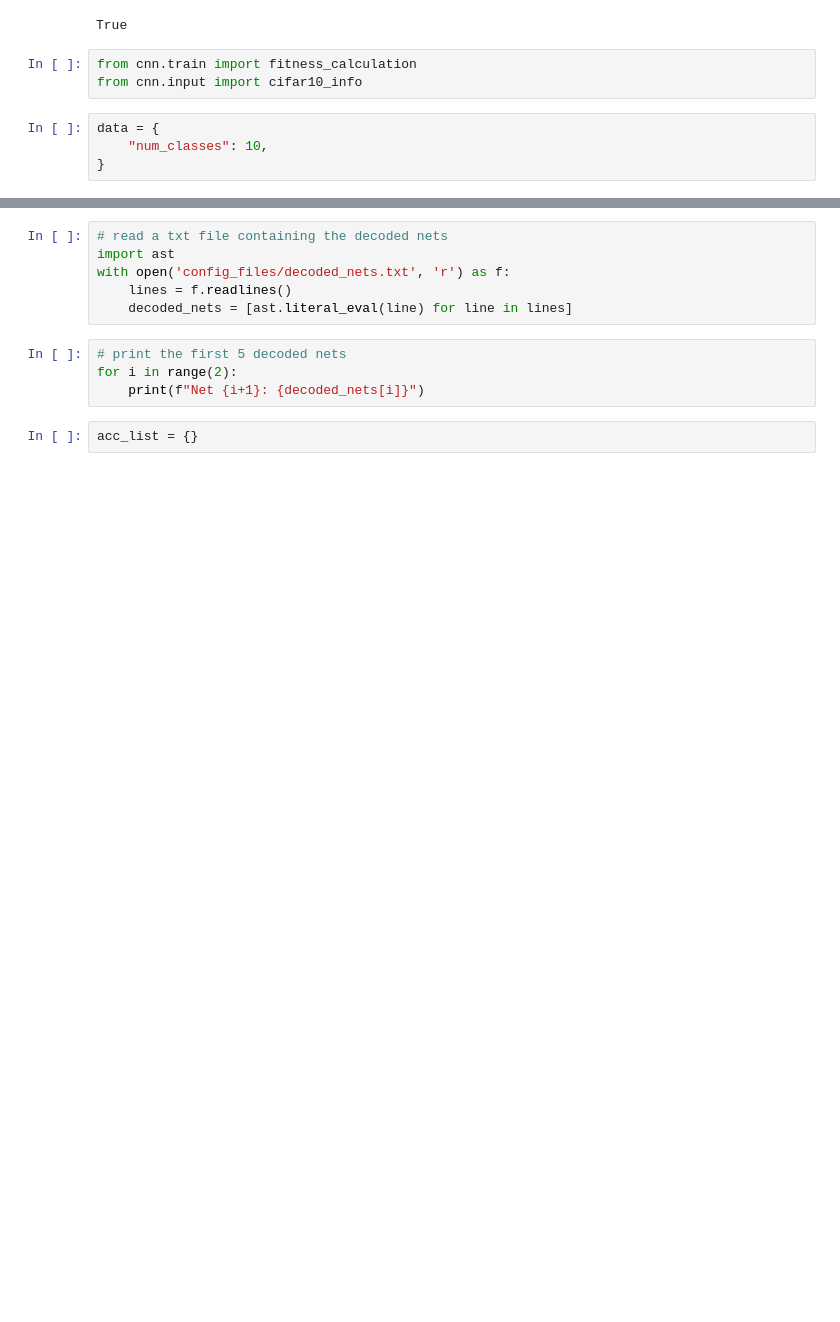
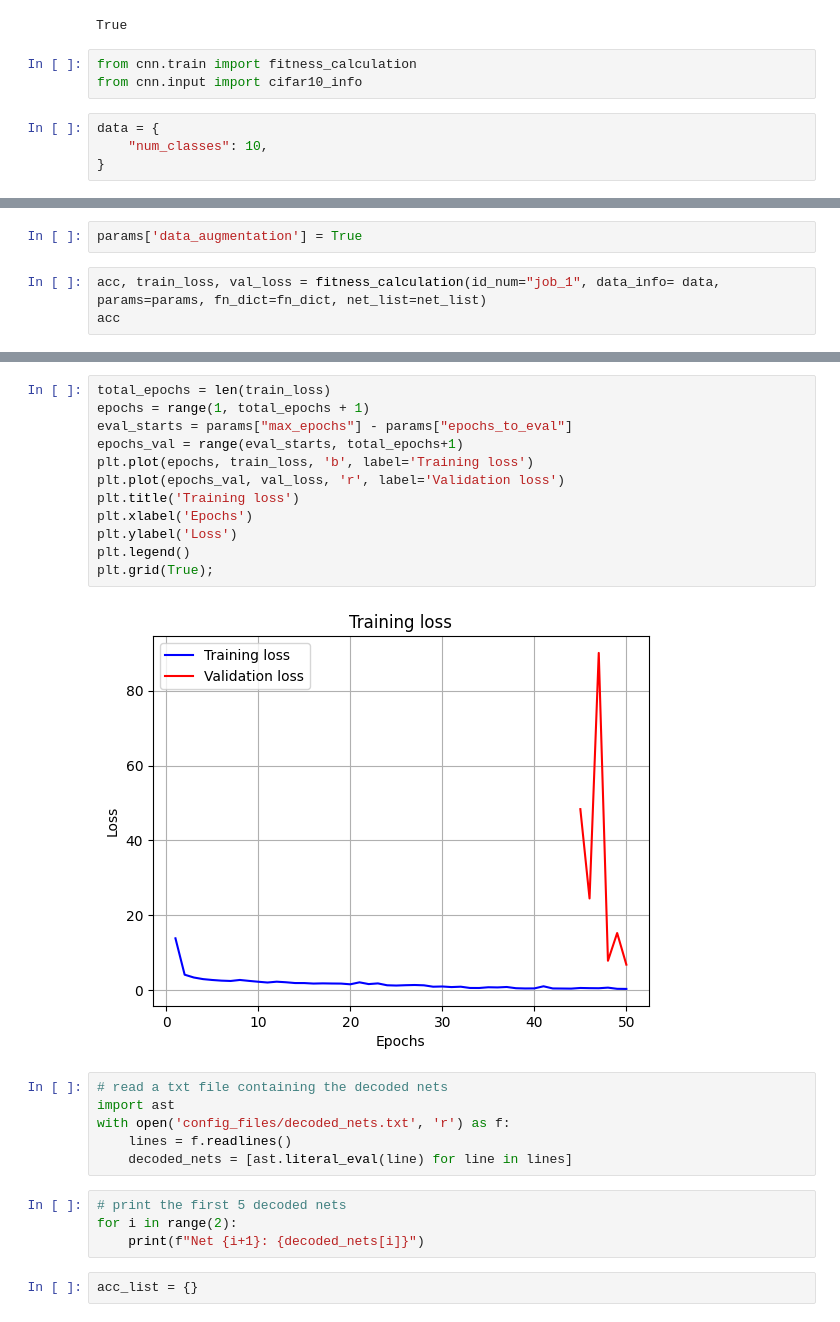
Before and after one commit to DiegoPaezA/qnas_torch, a Jupyter notebook: test_cnn.ipynb, the cells around one changed output, grey strips where cells are left out. Saved outputs shown, nothing was run; the diff lists cells and outputs as text; blank space fills up the shorter version.

Commit message:
test data aug on/off

```diff
--- a/test_cnn.ipynb
+++ b/test_cnn.ipynb
@@ -473,0 +465,5 @@ params['model_net']
+# %%
+params['data_augmentation'] = True
+# %%
+acc, train_loss, val_loss = fitness_calculation(id_num="job_1", data_info= data, params=params, fn_dict=fn_dict, net_list=net_list)
+acc
@@ -474,3 +489,17 @@ params['model_net']
+# %%
+total_epochs = len(train_loss)
+epochs = range(1, total_epochs + 1)
+eval_starts = params["max_epochs"] - params["epochs_to_eval"]
+epochs_val = range(eval_starts, total_epochs+1)
+plt.plot(epochs, train_loss, 'b', label='Training loss')
+plt.plot(epochs_val, val_loss, 'r', label='Validation loss')
+plt.title('Training loss')
+plt.xlabel('Epochs')
+plt.ylabel('Loss')
+plt.legend()
+plt.grid(True);
+# %% [output]
+[figure, added]
 # %%
 # read a txt file containing the decoded nets
 import ast
```
Also changed, not shown: parts of 7 cells of this notebook, 1 other file.
